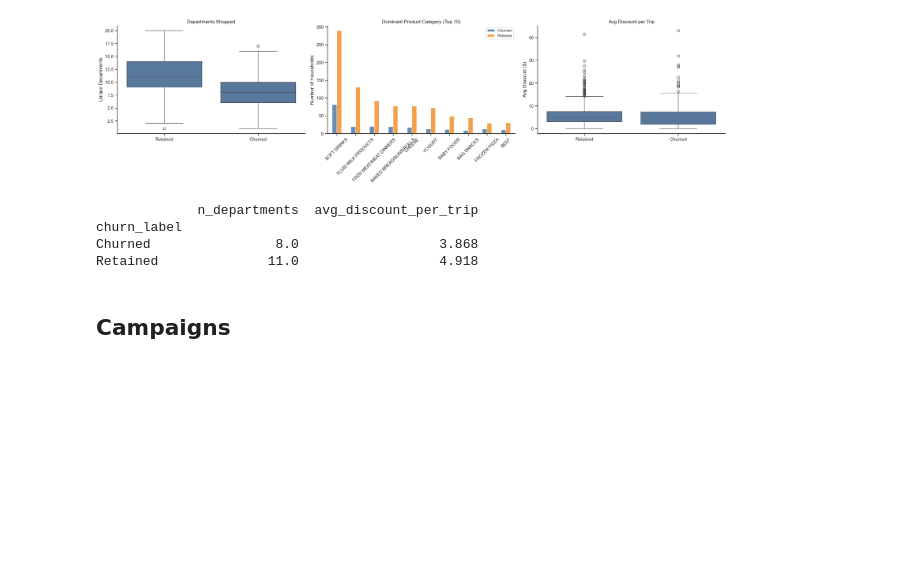
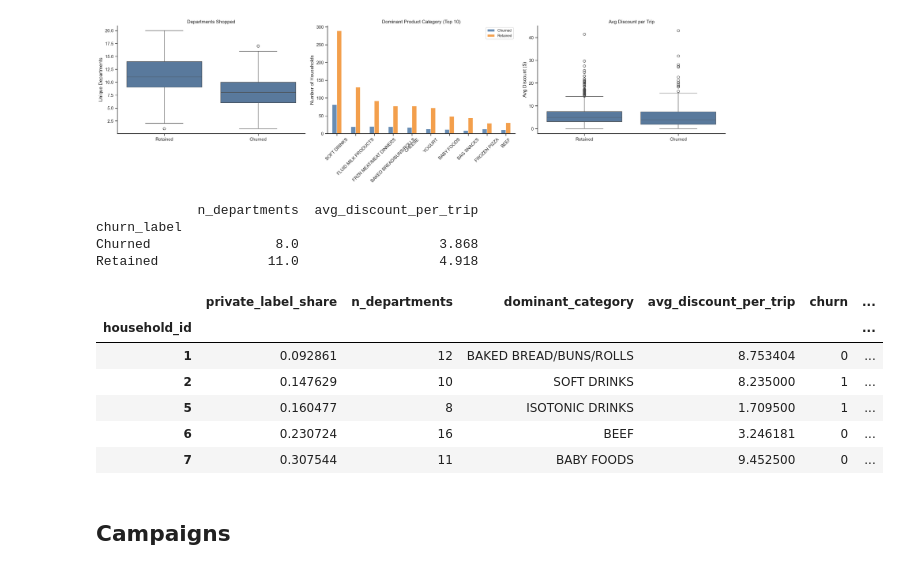
Before and after one commit to Kasperclowes/QBUS3820-Group-Assignment, a Jupyter notebook: RUN.ipynb, the cells around one changed output. Saved outputs shown, nothing was run; the diff lists cells and outputs as text; code cells hidden in the pictures; blank space fills up the shorter version.

Commit message:
Product features function

```diff
--- a/RUN.ipynb
+++ b/RUN.ipynb
@@ -403,6 +403,16 @@ product_features_train = eda.plot_churn_product_features(transactions_train, pro
 churn_label
 Churned                8.0                  3.868
 Retained              11.0                  4.918
+# %%
+product_features_train.head()
+# %% [output]
+|  | private_label_share | n_departments | dominant_category | avg_discount_per_trip | churn | ... |
+| household_id |  |  |  |  |  | ... |
+| 1 | 0.092861 | 12 | BAKED BREAD/BUNS/ROLLS | 8.753404 | 0 | ... |
+| 2 | 0.147629 | 10 | SOFT DRINKS | 8.235000 | 1 | ... |
+| 5 | 0.160477 | 8 | ISOTONIC DRINKS | 1.709500 | 1 | ... |
+| 6 | 0.230724 | 16 | BEEF | 3.246181 | 0 | ... |
+| 7 | 0.307544 | 11 | BABY FOODS | 9.452500 | 0 | ... |
 # %% [markdown]
 ## Campaigns
 # %%
```
Also changed, not shown: 1 other file.
